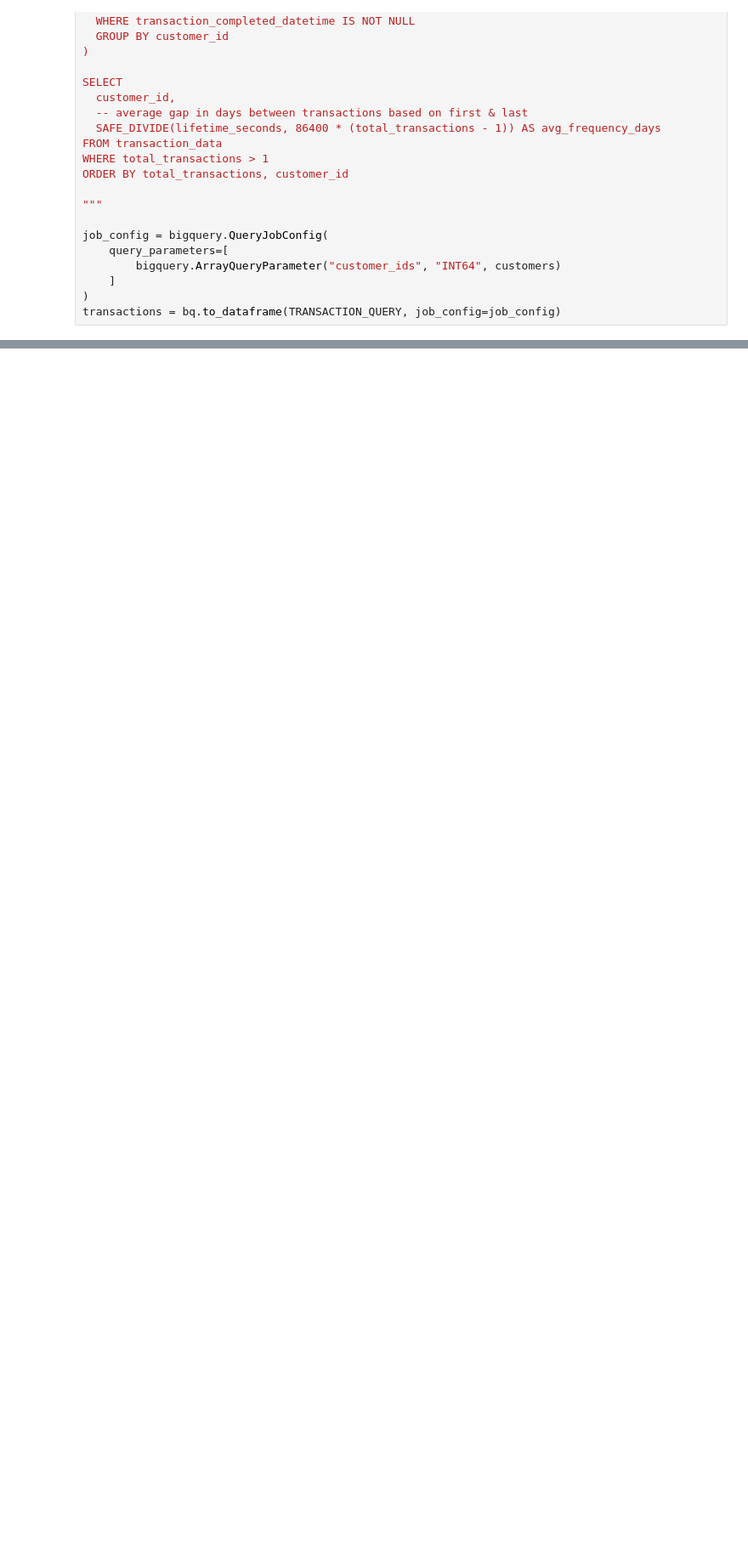
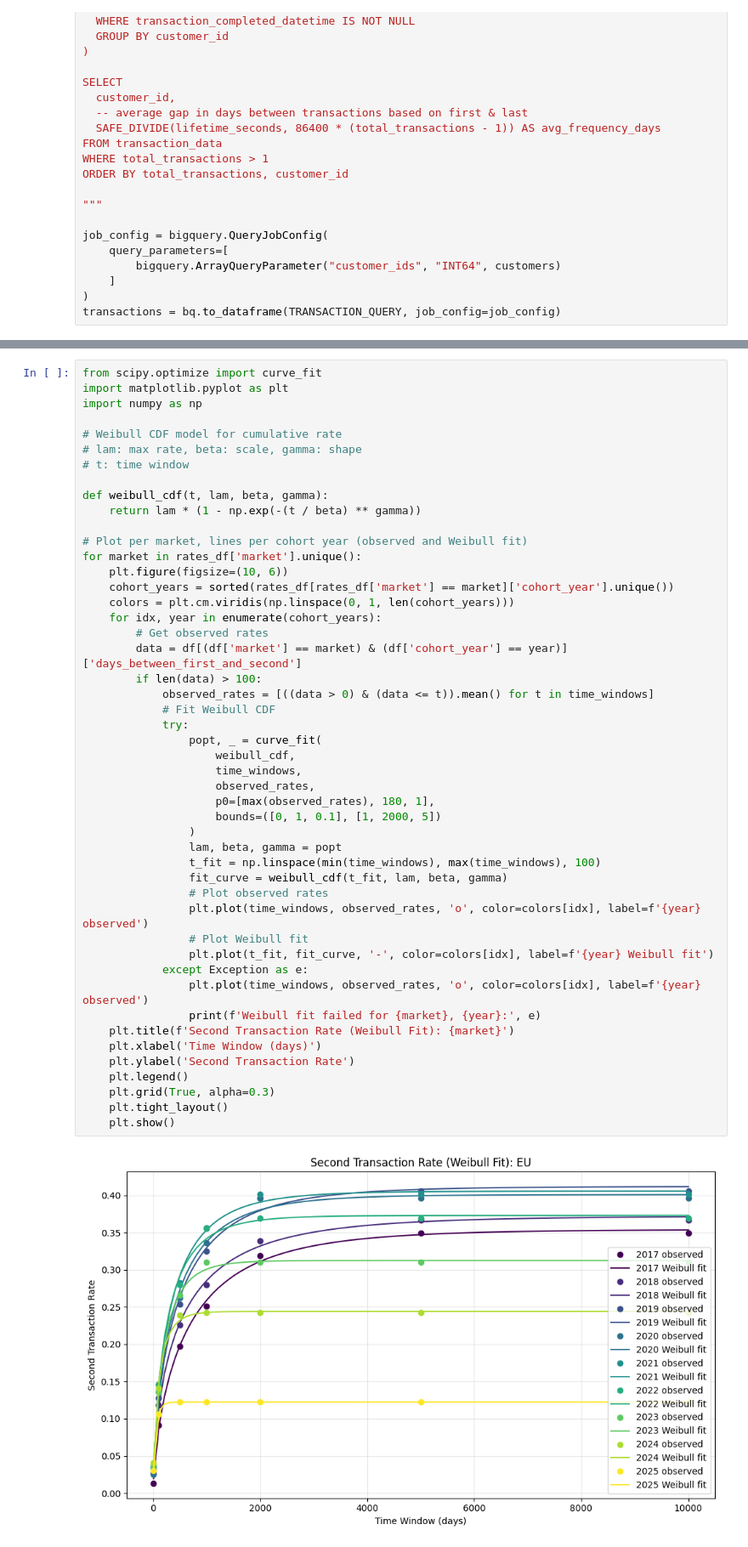
Before and after one commit to mpb-com/dsci-customer, a Jupyter notebook: experiments/eda.ipynb, the cells around one changed output, grey strips where cells are left out. Shown at 85% size. Drawn from its saved outputs; the diff is of its cells as text; blank space fills up the shorter version.

```diff
--- a/experiments/eda.ipynb
+++ b/experiments/eda.ipynb
@@ -206,0 +769,50 @@ Name: avg_frequency_days, dtype: float64
+# %%
+from scipy.optimize import curve_fit
+import matplotlib.pyplot as plt
+import numpy as np
+
+# Weibull CDF model for cumulative rate
+# lam: max rate, beta: scale, gamma: shape
+# t: time window
+
+def weibull_cdf(t, lam, beta, gamma):
+    return lam * (1 - np.exp(-(t / beta) ** gamma))
+
+# Plot per market, lines per cohort year (observed and Weibull fit)
+for market in rates_df['market'].unique():
+    plt.figure(figsize=(10, 6))
+    cohort_years = sorted(rates_df[rates_df['market'] == market]['cohort_year'].unique())
+    colors = plt.cm.viridis(np.linspace(0, 1, len(cohort_years)))
+    for idx, year in enumerate(cohort_years):
+        # Get observed rates
+        data = df[(df['market'] == market) & (df['cohort_year'] == year)]['days_between_first_and_second']
+        if len(data) > 100:
+            observed_rates = [((data > 0) & (data <= t)).mean() for t in time_windows]
+            # Fit Weibull CDF
+            try:
+                popt, _ = curve_fit(
+                    weibull_cdf,
+                    time_windows,
+                    observed_rates,
+                    p0=[max(observed_rates), 180, 1],
+                    bounds=([0, 1, 0.1], [1, 2000, 5])
+                )
+                lam, beta, gamma = popt
+                t_fit = np.linspace(min(time_windows), max(time_windows), 100)
+                fit_curve = weibull_cdf(t_fit, lam, beta, gamma)
+                # Plot observed rates
+                plt.plot(time_windows, observed_rates, 'o', color=colors[idx], label=f'{year} observed')
+                # Plot Weibull fit
+                plt.plot(t_fit, fit_curve, '-', color=colors[idx], label=f'{year} Weibull fit')
+            except Exception as e:
+                plt.plot(time_windows, observed_rates, 'o', color=colors[idx], label=f'{year} observed')
+                print(f'Weibull fit failed for {market}, {year}:', e)
+    plt.title(f'Second Transaction Rate (Weibull Fit): {market}')
+    plt.xlabel('Time Window (days)')
+    plt.ylabel('Second Transaction Rate')
+    plt.legend()
+    plt.grid(True, alpha=0.3)
+    plt.tight_layout()
+    plt.show()
+# %% [output]
+[figure, added]
```
Also changed, not shown: parts of 17 cells of this notebook, 7 other files.
